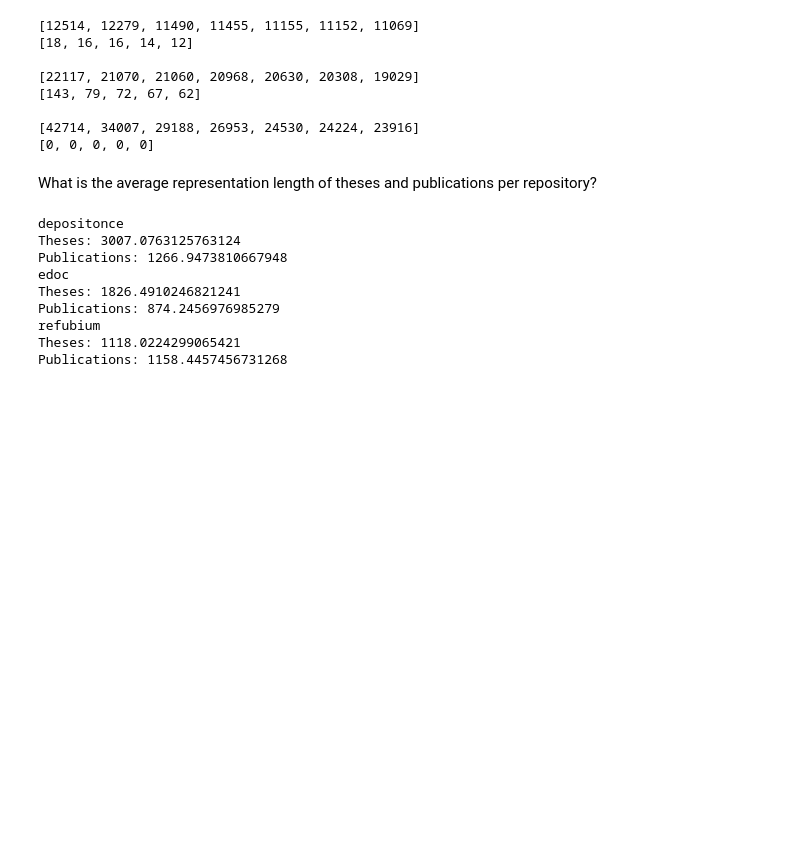
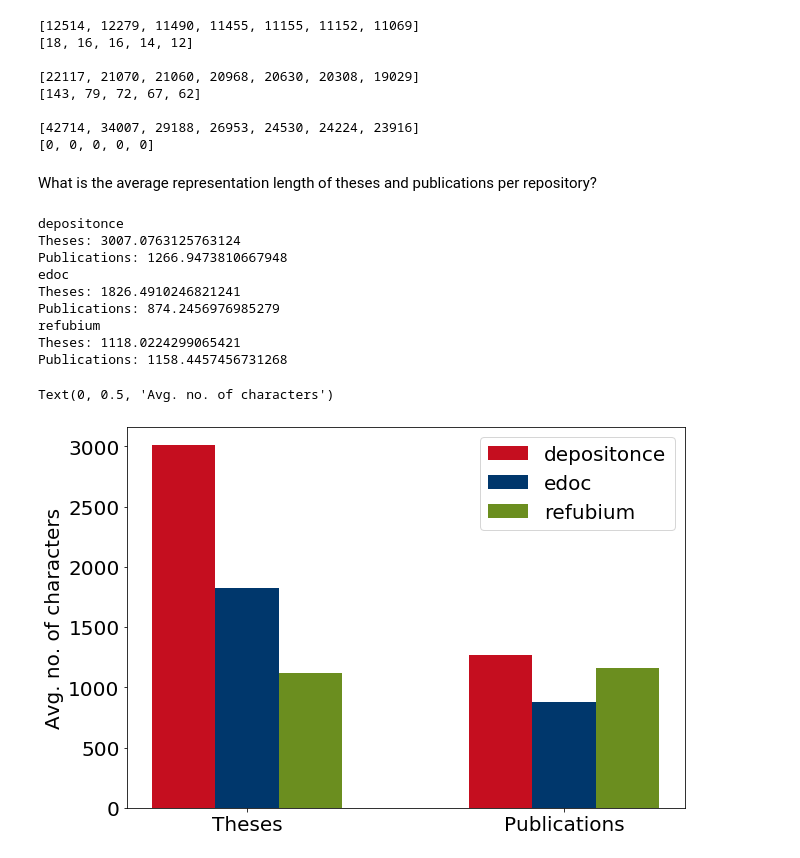
Before and after one commit to carlosfranzreb-uni/thesis_processing, a Jupyter notebook: analysis/ert.ipynb, the cells around one changed output. Saved outputs shown, nothing was run; the diff lists cells and outputs as text; code cells hidden in the pictures; blank space fills up the shorter version.

Commit message:
Add plot.

```diff
--- a/analysis/ert.ipynb
+++ b/analysis/ert.ipynb
@@ -112,11 +112,11 @@ for repo in ('depositonce', 'edoc', 'refubium'):
       theses.append(len_title + len_abstract)
     else:
       pubs.append(len_title + len_abstract)
+  y_theses.append(sum(theses)/len(theses))
+  y_pubs.append(sum(pubs)/len(pubs))
   print(repo)
-  if len(theses) > 0:
-    print(f'Theses: {sum(theses)/len(theses)}')
-  if len(pubs) > 0:
-    print(f'Publications: {sum(pubs)/len(pubs)}')
+  print(f'Theses: {y_theses[-1]}')
+  print(f'Publications: {y_pubs[-1]}')
 # %% [output]
 depositonce
 Theses: 3007.0763125763124
@@ -127,3 +127,16 @@ Publications: 874.2456976985279
 refubium
 Theses: 1118.0224299065421
 Publications: 1158.4457456731268
+# %%
+x = np.array([0, 2])
+width = .4
+plt.figure(figsize=(10,7))
+plt.bar(x-width, [y_theses[0], y_pubs[0]], width, color='#c50e1f', label='depositonce')
+plt.bar(x, [y_theses[1], y_pubs[1]], width, color='#00376c', label='edoc')
+plt.bar(x+width, [y_theses[2], y_pubs[2]], width, color='#6b8e1f', label='refubium')
+plt.legend()
+plt.xticks(x, ['Theses', 'Publications'])
+plt.ylabel('Avg. no. of characters')
+# %% [output]
+Text(0, 0.5, 'Avg. no. of characters')
+[figure, added]
```
